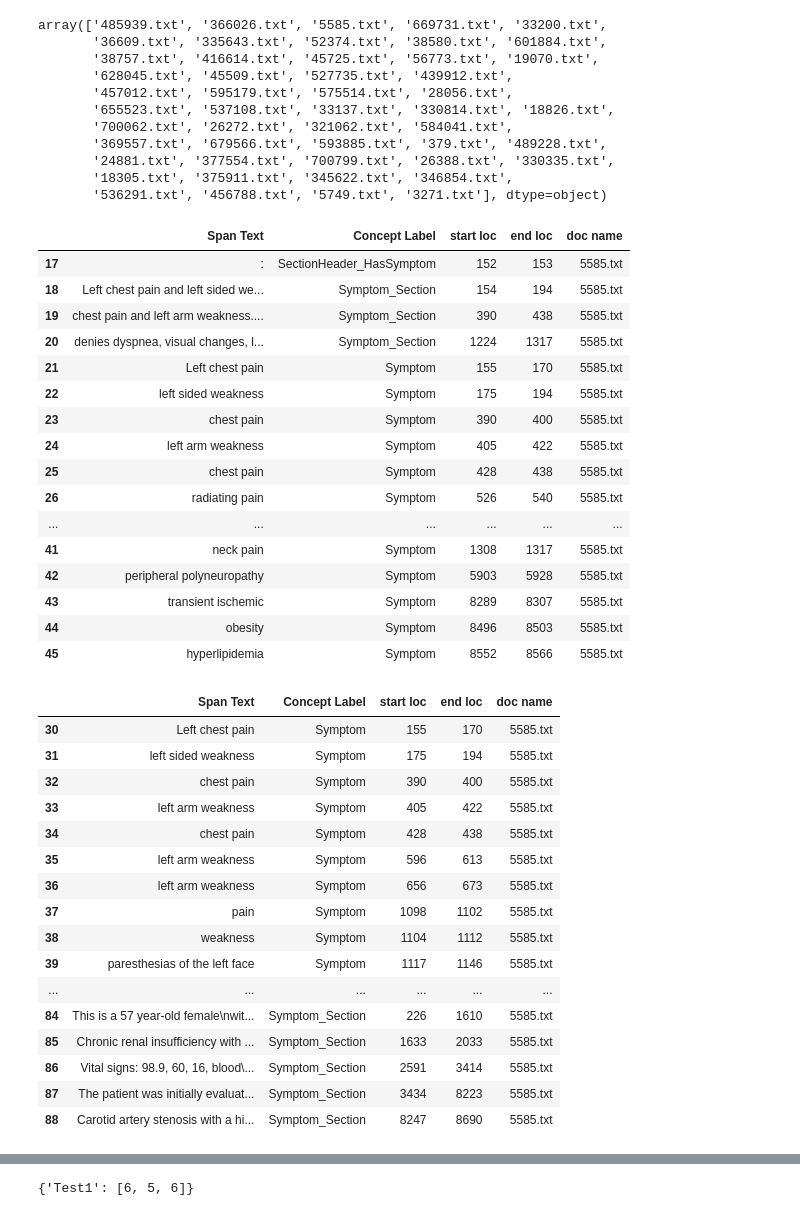
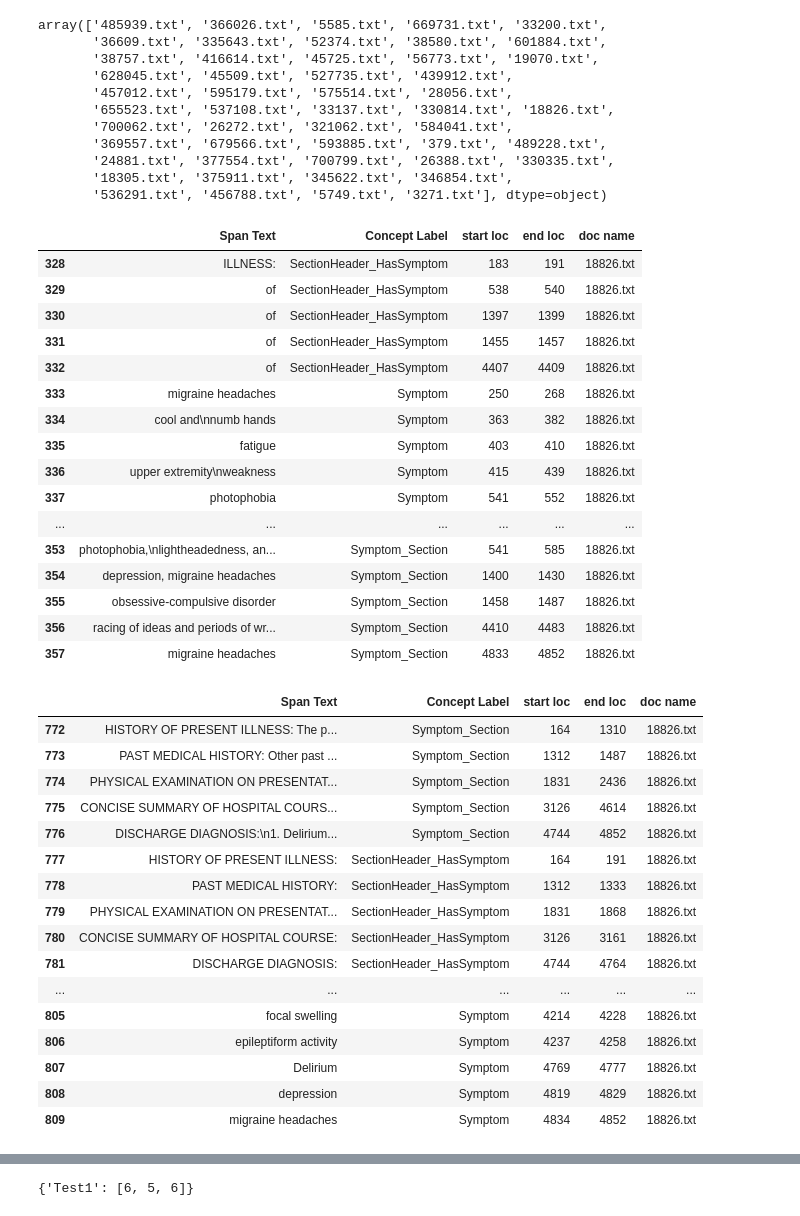
Before and after one commit to medspacy/medspacy_annotations, a Jupyter notebook: notebooks/IAA-John-Development.ipynb, the cells around one changed output, grey strips where cells are left out. Cells and saved outputs as stored; diff of their text form; code cells hidden in the pictures.

```diff
--- a/notebooks/IAA-John-Development.ipynb
+++ b/notebooks/IAA-John-Development.ipynb
@@ -489,45 +484,45 @@ array(['485939.txt', '366026.txt', '5585.txt', '669731.txt', '33200.txt',
        '18305.txt', '375911.txt', '345622.txt', '346854.txt',
        '536291.txt', '456788.txt', '5749.txt', '3271.txt'], dtype=object)
 # %%
-john_df_doc1 = john_df[john_df['doc name'] == '5585.txt']
-mengke_df_doc1 = mengke_df[mengke_df['doc name'] == '5585.txt']
+john_df_doc1 = john_df[john_df['doc name'] == '18826.txt']
+mengke_df_doc1 = mengke_df[mengke_df['doc name'] == '18826.txt']
 mengke_df_doc1
 # %% [output]
 |  | Span Text | Concept Label | start loc | end loc | doc name |
-| 17 | : | SectionHeader_HasSymptom | 152 | 153 | 5585.txt |
-| 18 | Left chest pain and left sided we... | Symptom_Section | 154 | 194 | 5585.txt |
-| 19 | chest pain and left arm weakness.... | Symptom_Section | 390 | 438 | 5585.txt |
-| 20 | denies dyspnea, visual changes, l... | Symptom_Section | 1224 | 1317 | 5585.txt |
-| 21 | Left chest pain | Symptom | 155 | 170 | 5585.txt |
-| 22 | left sided weakness | Symptom | 175 | 194 | 5585.txt |
-| 23 | chest pain | Symptom | 390 | 400 | 5585.txt |
-| 24 | left arm weakness | Symptom | 405 | 422 | 5585.txt |
-| 25 | chest pain | Symptom | 428 | 438 | 5585.txt |
-| 26 | radiating pain | Symptom | 526 | 540 | 5585.txt |
+| 328 | ILLNESS: | SectionHeader_HasSymptom | 183 | 191 | 18826.txt |
+| 329 | of | SectionHeader_HasSymptom | 538 | 540 | 18826.txt |
+| 330 | of | SectionHeader_HasSymptom | 1397 | 1399 | 18826.txt |
+| 331 | of | SectionHeader_HasSymptom | 1455 | 1457 | 18826.txt |
+| 332 | of | SectionHeader_HasSymptom | 4407 | 4409 | 18826.txt |
+| 333 | migraine headaches | Symptom | 250 | 268 | 18826.txt |
+| 334 | cool and\nnumb hands | Symptom | 363 | 382 | 18826.txt |
+| 335 | fatigue | Symptom | 403 | 410 | 18826.txt |
+| 336 | upper extremity\nweakness | Symptom | 415 | 439 | 18826.txt |
+| 337 | photophobia | Symptom | 541 | 552 | 18826.txt |
 | ... | ... | ... | ... | ... | ... |
-| 41 | neck pain | Symptom | 1308 | 1317 | 5585.txt |
-| 42 | peripheral polyneuropathy | Symptom | 5903 | 5928 | 5585.txt |
-| 43 | transient ischemic | Symptom | 8289 | 8307 | 5585.txt |
-| 44 | obesity | Symptom | 8496 | 8503 | 5585.txt |
-| 45 | hyperlipidemia | Symptom | 8552 | 8566 | 5585.txt |
+| 353 | photophobia,\nlightheadedness, an... | Symptom_Section | 541 | 585 | 18826.txt |
+| 354 | depression, migraine headaches | Symptom_Section | 1400 | 1430 | 18826.txt |
+| 355 | obsessive-compulsive disorder | Symptom_Section | 1458 | 1487 | 18826.txt |
+| 356 | racing of ideas and periods of wr... | Symptom_Section | 4410 | 4483 | 18826.txt |
+| 357 | migraine headaches | Symptom_Section | 4833 | 4852 | 18826.txt |
 # %%
 john_df_doc1
 # %% [output]
 |  | Span Text | Concept Label | start loc | end loc | doc name |
-| 30 | Left chest pain | Symptom | 155 | 170 | 5585.txt |
-| 31 | left sided weakness | Symptom | 175 | 194 | 5585.txt |
-| 32 | chest pain | Symptom | 390 | 400 | 5585.txt |
-| 33 | left arm weakness | Symptom | 405 | 422 | 5585.txt |
-| 34 | chest pain | Symptom | 428 | 438 | 5585.txt |
-| 35 | left arm weakness | Symptom | 596 | 613 | 5585.txt |
-| 36 | left arm weakness | Symptom | 656 | 673 | 5585.txt |
-| 37 | pain | Symptom | 1098 | 1102 | 5585.txt |
-| 38 | weakness | Symptom | 1104 | 1112 | 5585.txt |
-| 39 | paresthesias of the left face | Symptom | 1117 | 1146 | 5585.txt |
+| 772 | HISTORY OF PRESENT ILLNESS: The p... | Symptom_Section | 164 | 1310 | 18826.txt |
+| 773 | PAST MEDICAL HISTORY: Other past ... | Symptom_Section | 1312 | 1487 | 18826.txt |
+| 774 | PHYSICAL EXAMINATION ON PRESENTAT... | Symptom_Section | 1831 | 2436 | 18826.txt |
+| 775 | CONCISE SUMMARY OF HOSPITAL COURS... | Symptom_Section | 3126 | 4614 | 18826.txt |
+| 776 | DISCHARGE DIAGNOSIS:\n1. Delirium... | Symptom_Section | 4744 | 4852 | 18826.txt |
+| 777 | HISTORY OF PRESENT ILLNESS: | SectionHeader_HasSymptom | 164 | 191 | 18826.txt |
+| 778 | PAST MEDICAL HISTORY: | SectionHeader_HasSymptom | 1312 | 1333 | 18826.txt |
+| 779 | PHYSICAL EXAMINATION ON PRESENTAT... | SectionHeader_HasSymptom | 1831 | 1868 | 18826.txt |
+| 780 | CONCISE SUMMARY OF HOSPITAL COURSE: | SectionHeader_HasSymptom | 3126 | 3161 | 18826.txt |
+| 781 | DISCHARGE DIAGNOSIS: | SectionHeader_HasSymptom | 4744 | 4764 | 18826.txt |
 | ... | ... | ... | ... | ... | ... |
-| 84 | This is a 57 year-old female\nwit... | Symptom_Section | 226 | 1610 | 5585.txt |
-| 85 | Chronic renal insufficiency with ... | Symptom_Section | 1633 | 2033 | 5585.txt |
-| 86 | Vital signs: 98.9, 60, 16, blood\... | Symptom_Section | 2591 | 3414 | 5585.txt |
-| 87 | The patient was initially evaluat... | Symptom_Section | 3434 | 8223 | 5585.txt |
-| 88 | Carotid artery stenosis with a hi... | Symptom_Section | 8247 | 8690 | 5585.txt |
+| 805 | focal swelling | Symptom | 4214 | 4228 | 18826.txt |
+| 806 | epileptiform activity | Symptom | 4237 | 4258 | 18826.txt |
+| 807 | Delirium | Symptom | 4769 | 4777 | 18826.txt |
+| 808 | depression | Symptom | 4819 | 4829 | 18826.txt |
+| 809 | migraine headaches | Symptom | 4834 | 4852 | 18826.txt |
 # %%
```
Also changed, not shown: parts of 4 cells of this notebook, 1 other file.
